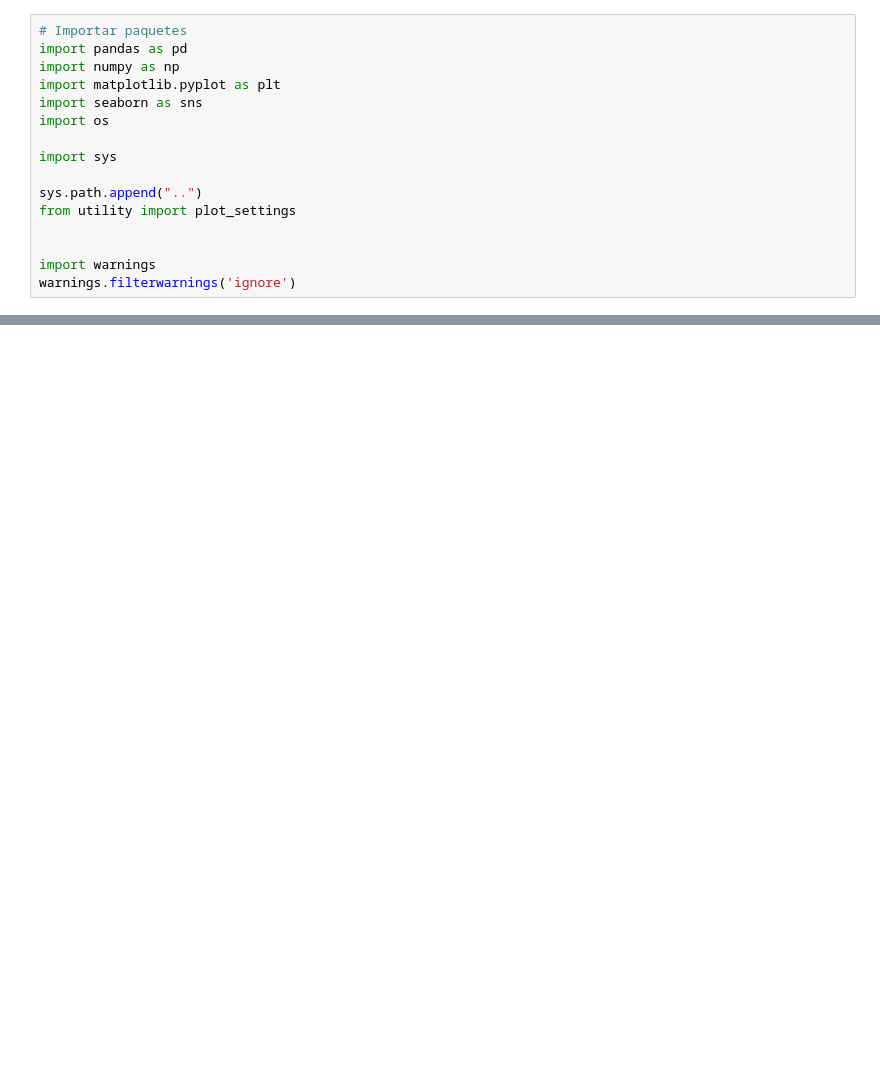
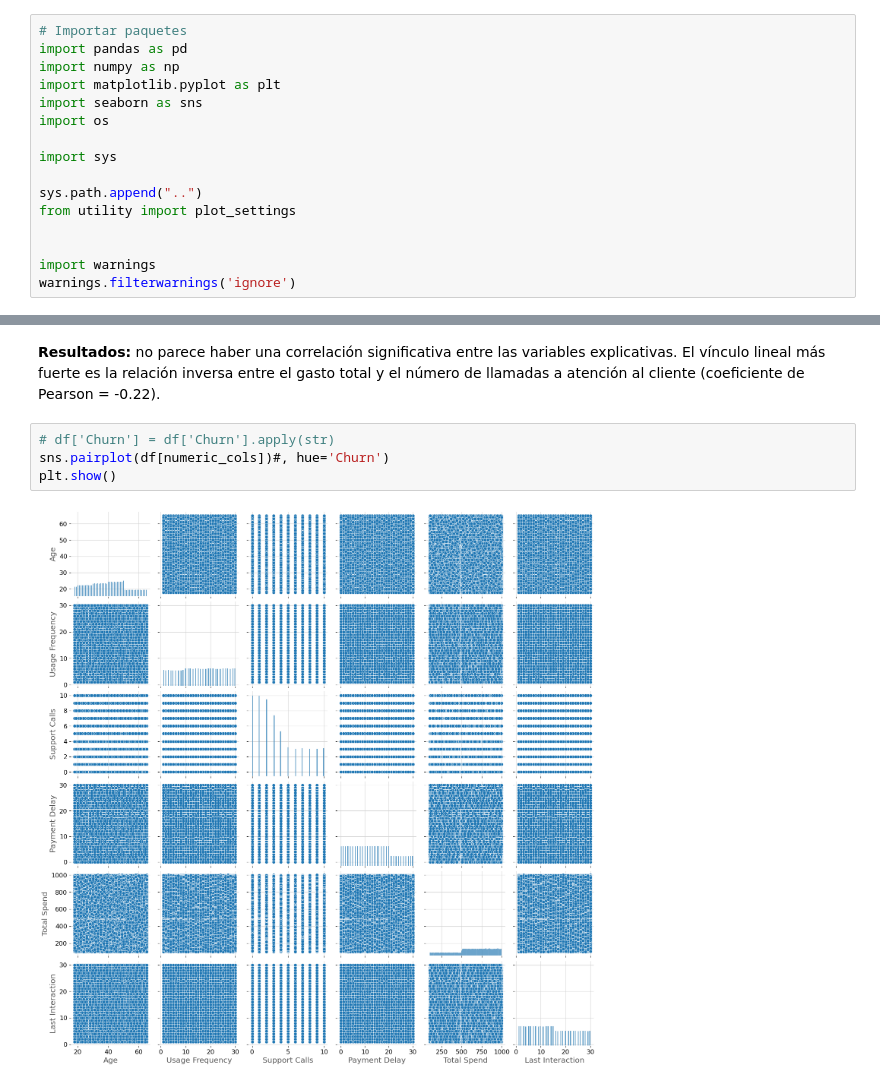
Before and after one commit to bgarzonm/ML-UIFCE, a Jupyter notebook: src/features/EDA.ipynb, the cells around one changed output, grey strips where cells are left out. Saved outputs shown, nothing was run; the diff lists cells and outputs as text; blank space fills up the shorter version.

```diff
--- a/src/features/EDA.ipynb
+++ b/src/features/EDA.ipynb
@@ -214,0 +253,8 @@ correlation_heatmap(df[numeric_cols])
+# %% [markdown]
+**Resultados:** no parece haber una correlación significativa entre las variables explicativas. El vínculo lineal más fuerte es la relación inversa entre el gasto total y el número de llamadas a atención al cliente (coeficiente de Pearson = -0.22).
+# %%
+# df['Churn'] = df['Churn'].apply(str)
+sns.pairplot(df[numeric_cols])#, hue='Churn')
+plt.show()
+# %% [output]
+[figure, added]
```
Also changed, not shown: parts of 28 cells of this notebook.
